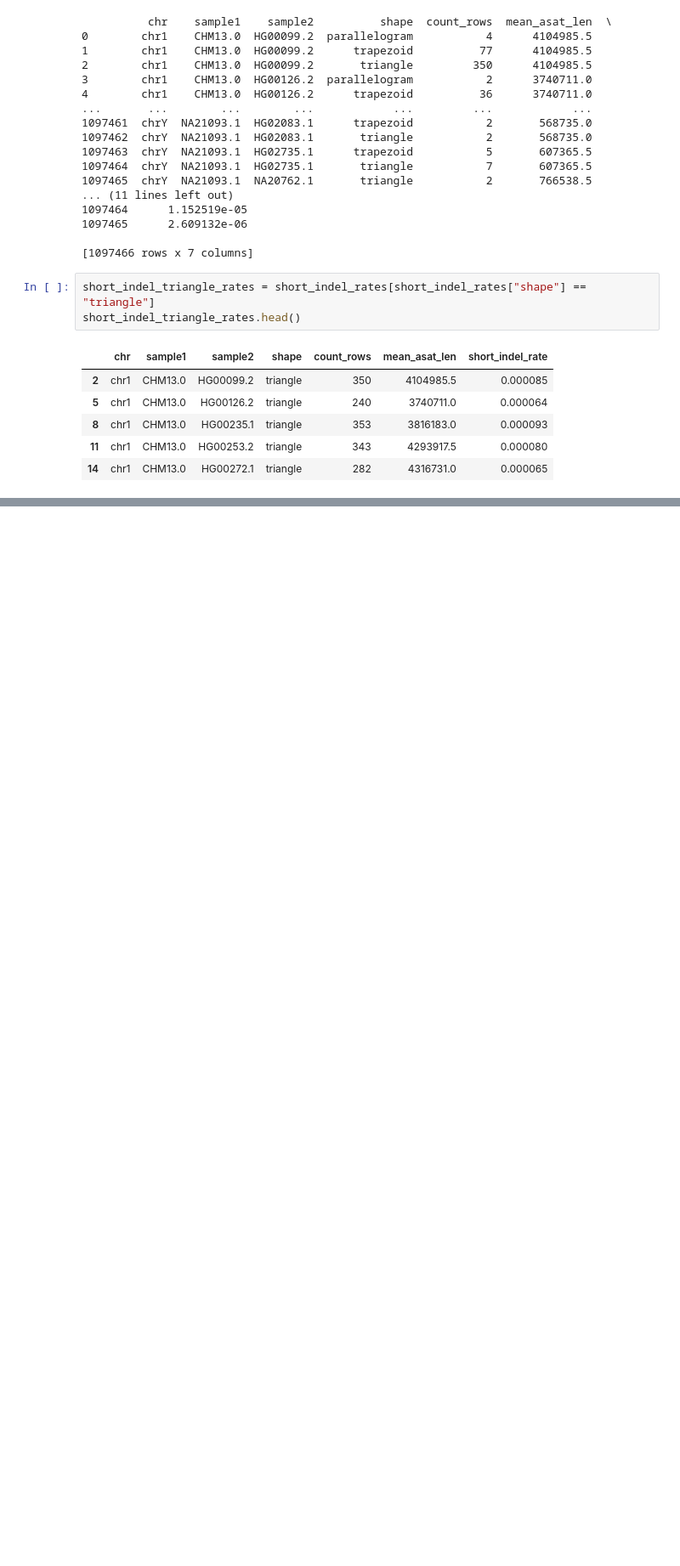
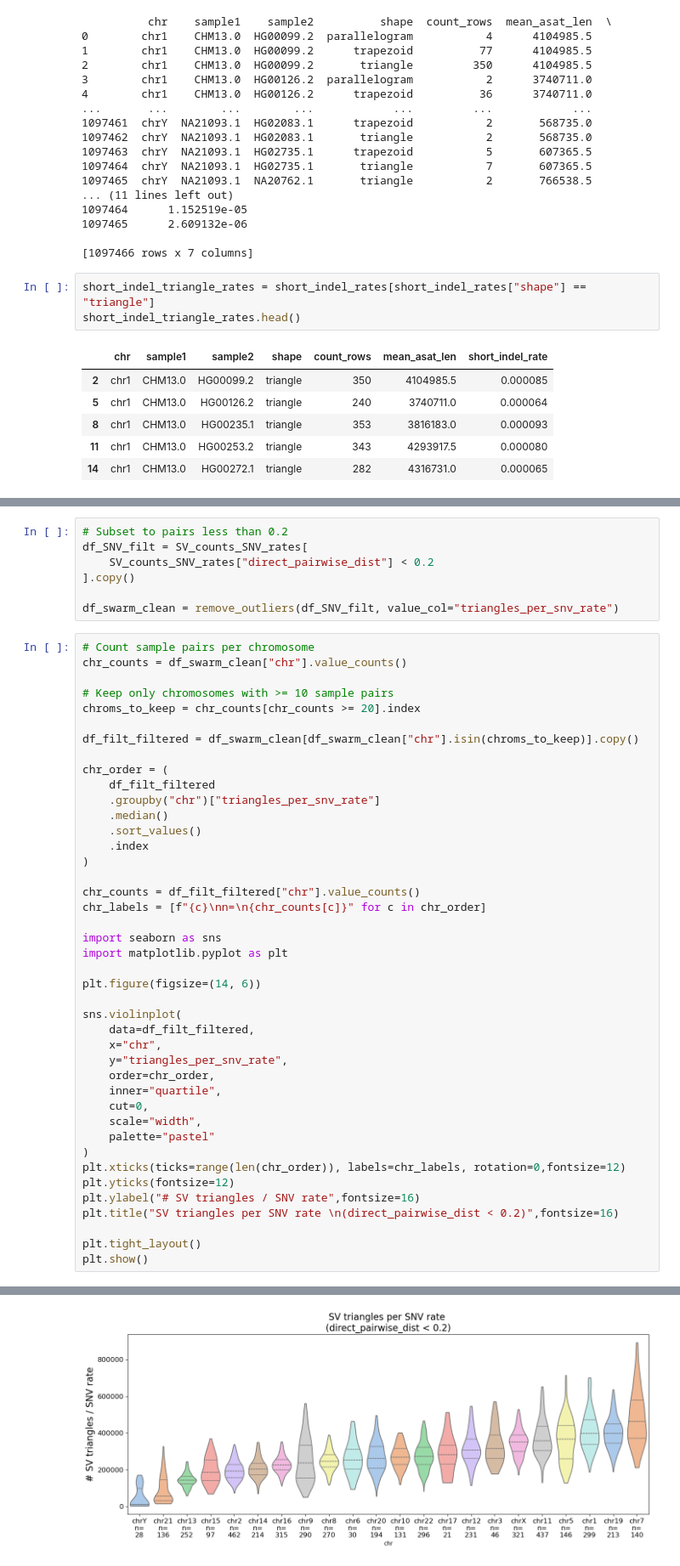
Before and after one commit to miramastoras/centrolign_analysis, a Jupyter notebook: analysis_notes/release2_QC_v2/notebooks/SV_mutation_rate.ipynb, the cells around one changed output, grey strips where cells are left out. Shown at 85% size. Cells and saved outputs as stored; diff of their text form; blank space fills up the shorter version.

```diff
--- a/analysis_notes/release2_QC_v2/notebooks/SV_mutation_rate.ipynb
+++ b/analysis_notes/release2_QC_v2/notebooks/SV_mutation_rate.ipynb
@@ -1732,0 +1714,50 @@ Passing `palette` without assigning `hue` is deprecated and will be removed in v
+# %%
+# Subset to pairs less than 0.2
+df_SNV_filt = SV_counts_SNV_rates[
+    SV_counts_SNV_rates["direct_pairwise_dist"] < 0.2
+].copy()
+
+df_swarm_clean = remove_outliers(df_SNV_filt, value_col="triangles_per_snv_rate")
+# %%
+# Count sample pairs per chromosome
+chr_counts = df_swarm_clean["chr"].value_counts()
+
+# Keep only chromosomes with >= 10 sample pairs
+chroms_to_keep = chr_counts[chr_counts >= 20].index
+
+df_filt_filtered = df_swarm_clean[df_swarm_clean["chr"].isin(chroms_to_keep)].copy()
+
+chr_order = (
+    df_filt_filtered
+    .groupby("chr")["triangles_per_snv_rate"]
+    .median()
+    .sort_values()
+    .index
+)
+
+chr_counts = df_filt_filtered["chr"].value_counts()
+chr_labels = [f"{c}\nn=\n{chr_counts[c]}" for c in chr_order]
+
+import seaborn as sns
+import matplotlib.pyplot as plt
+
+plt.figure(figsize=(14, 6))
+
+sns.violinplot(
+    data=df_filt_filtered,
+    x="chr",
+    y="triangles_per_snv_rate",
+    order=chr_order,
+    inner="quartile",
+    cut=0,
+    scale="width",
+    palette="pastel"
+)
+plt.xticks(ticks=range(len(chr_order)), labels=chr_labels, rotation=0,fontsize=12)
+plt.yticks(fontsize=12)
+plt.ylabel("# SV triangles / SNV rate",fontsize=16)
+plt.title("SV triangles per SNV rate \n(direct_pairwise_dist < 0.2)",fontsize=16)
+
+plt.tight_layout()
+plt.show()
+# %% [output]
@@ -1732,0 +1770 @@ Passing `palette` without assigning `hue` is deprecated and will be removed in v
+[figure, added]
```
Also changed, not shown: parts of 8 cells of this notebook.
